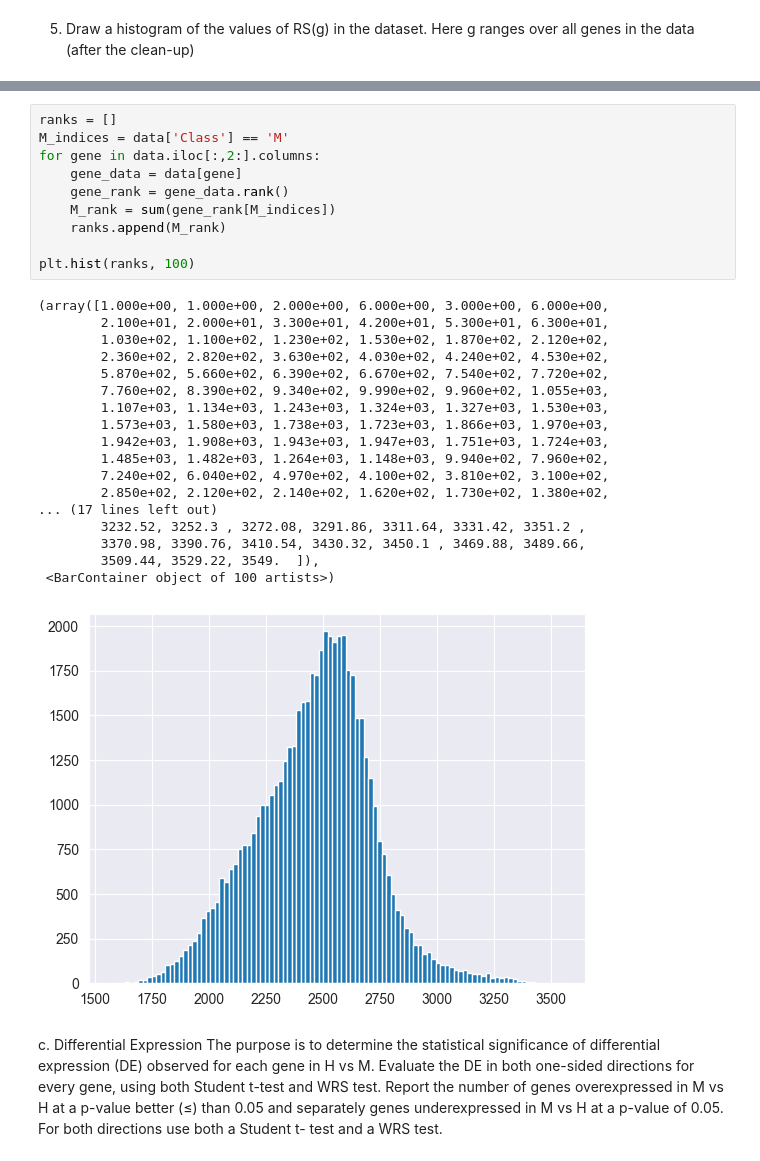
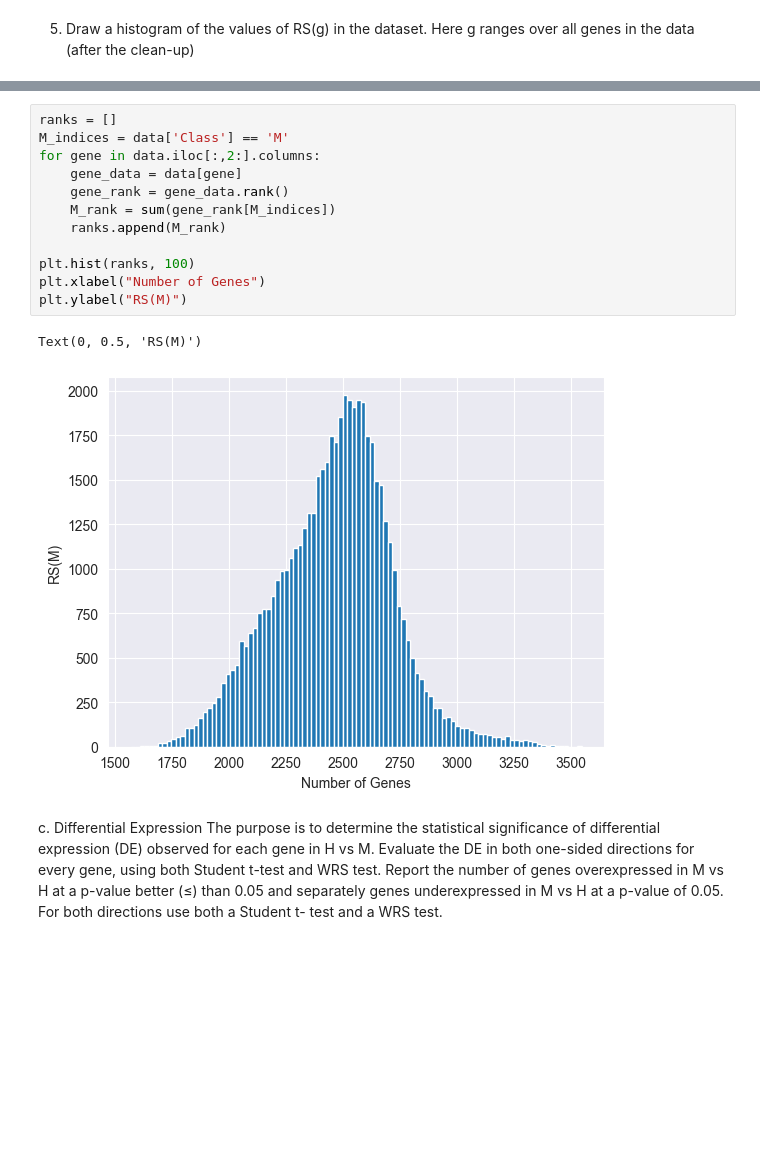
Before and after one commit to itanini/ML_project, a Jupyter notebook: part1.ipynb, the cells around one changed output, grey strips where cells are left out. Cells and saved outputs as stored; diff of their text form; blank space fills up the shorter version.

```diff
--- a/part1.ipynb
+++ b/part1.ipynb
@@ -220,32 +220,18 @@ data.head()
 # %%
 ranks = []
 M_indices = data['Class'] == 'M'
 for gene in data.iloc[:,2:].columns:
     gene_data = data[gene]
     gene_rank = gene_data.rank()
     M_rank = sum(gene_rank[M_indices])
     ranks.append(M_rank)
 
 plt.hist(ranks, 100)
+plt.xlabel("Number of Genes")
+plt.ylabel("RS(M)")
 # %% [output]
-(array([1.000e+00, 1.000e+00, 2.000e+00, 6.000e+00, 3.000e+00, 6.000e+00,
-        2.100e+01, 2.000e+01, 3.300e+01, 4.200e+01, 5.300e+01, 6.300e+01,
-        1.030e+02, 1.100e+02, 1.230e+02, 1.530e+02, 1.870e+02, 2.120e+02,
-        2.360e+02, 2.820e+02, 3.630e+02, 4.030e+02, 4.240e+02, 4.530e+02,
-        5.870e+02, 5.660e+02, 6.390e+02, 6.670e+02, 7.540e+02, 7.720e+02,
-        7.760e+02, 8.390e+02, 9.340e+02, 9.990e+02, 9.960e+02, 1.055e+03,
-        1.107e+03, 1.134e+03, 1.243e+03, 1.324e+03, 1.327e+03, 1.530e+03,
-        1.573e+03, 1.580e+03, 1.738e+03, 1.723e+03, 1.866e+03, 1.970e+03,
-        1.942e+03, 1.908e+03, 1.943e+03, 1.947e+03, 1.751e+03, 1.724e+03,
-        1.485e+03, 1.482e+03, 1.264e+03, 1.148e+03, 9.940e+02, 7.960e+02,
-        7.240e+02, 6.040e+02, 4.970e+02, 4.100e+02, 3.810e+02, 3.100e+02,
-        2.850e+02, 2.120e+02, 2.140e+02, 1.620e+02, 1.730e+02, 1.380e+02,
-... (17 lines left out)
-        3232.52, 3252.3 , 3272.08, 3291.86, 3311.64, 3331.42, 3351.2 ,
-        3370.98, 3390.76, 3410.54, 3430.32, 3450.1 , 3469.88, 3489.66,
-        3509.44, 3529.22, 3549.  ]),
- <BarContainer object of 100 artists>)
+Text(0, 0.5, 'RS(M)')
-[figure, old version]
+[figure, new version]
 # %% [markdown]
 c. Differential Expression
 The purpose is to determine the statistical significance of
```
Also changed, not shown: parts of 29 cells of this notebook.
